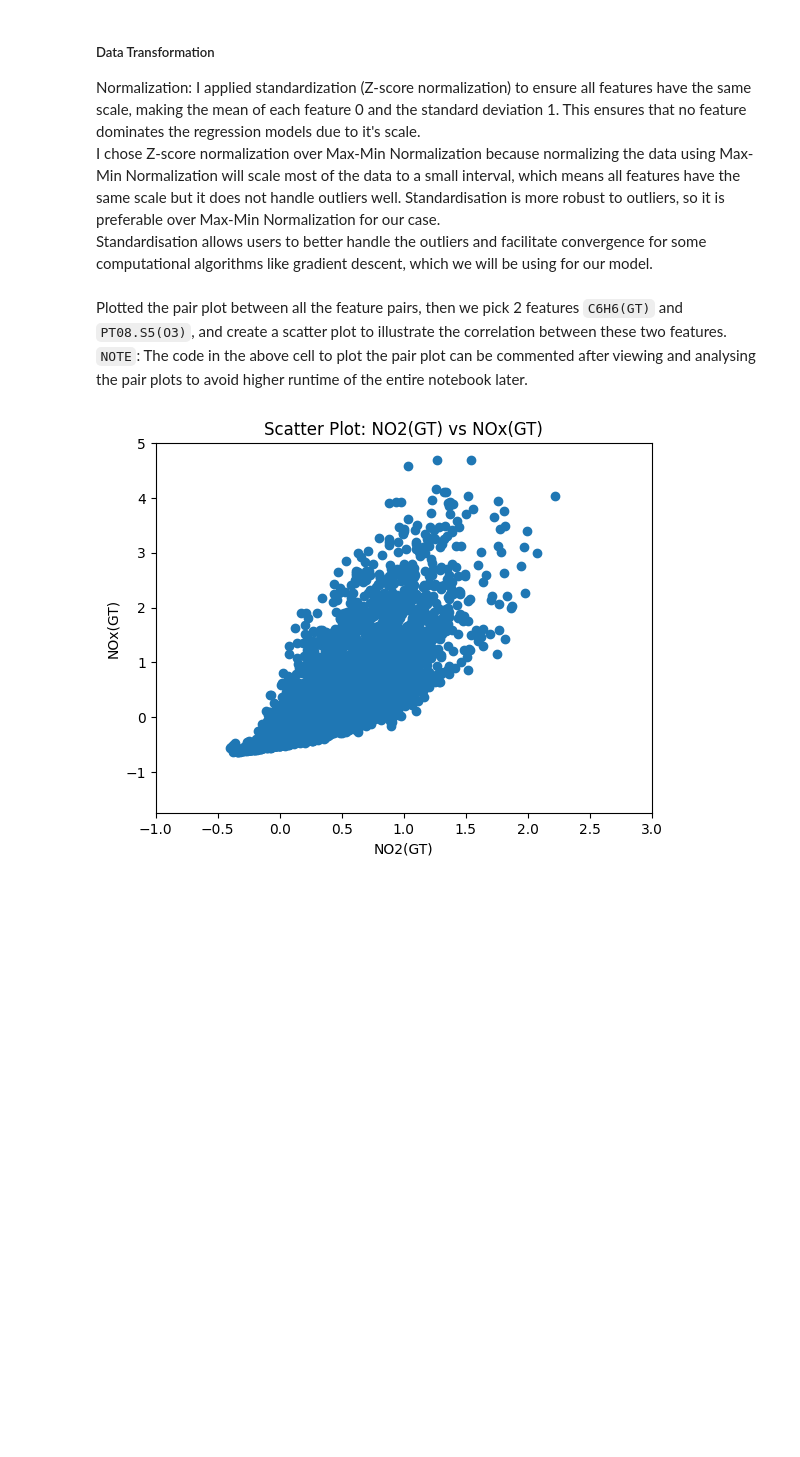
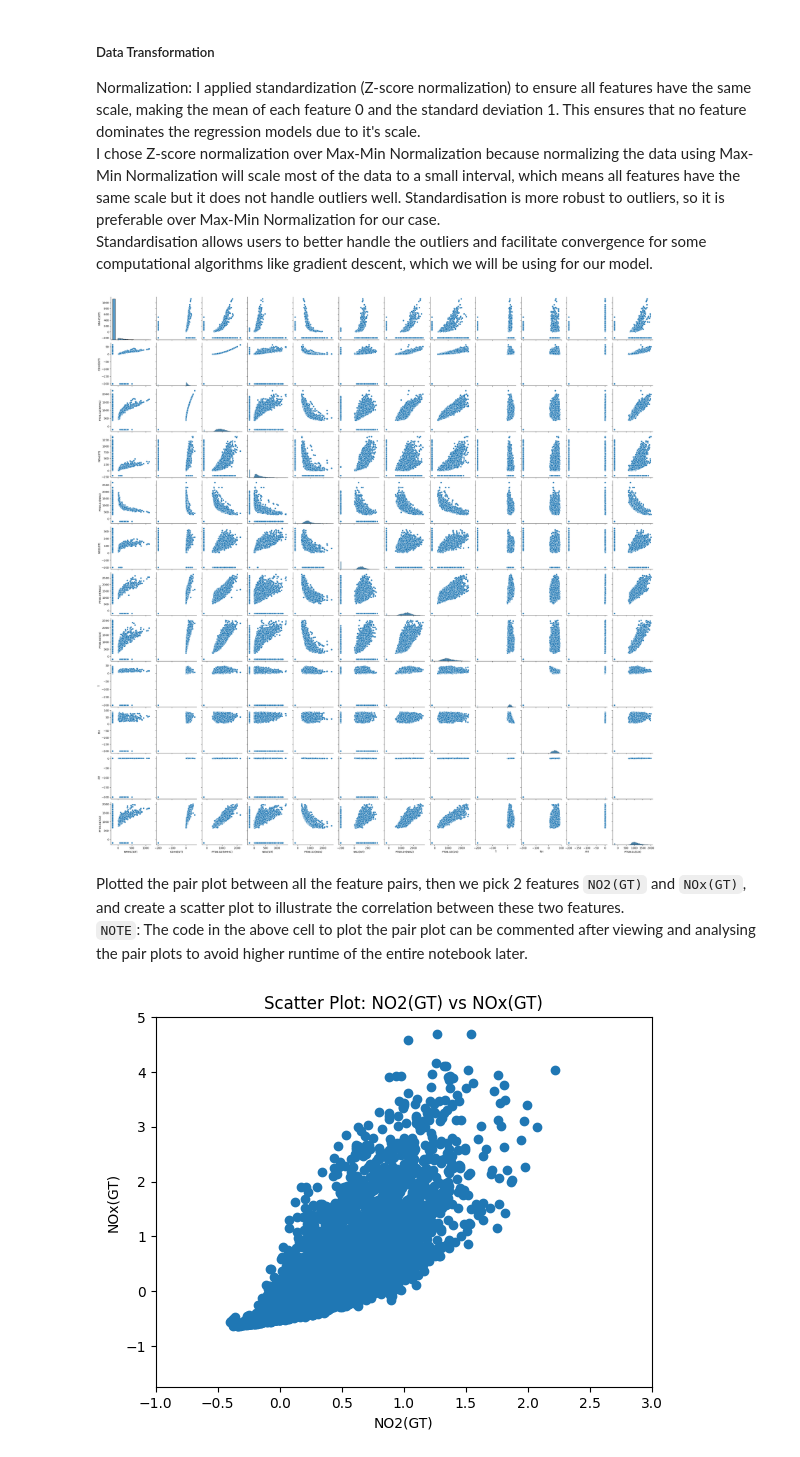
Before and after one commit to PS-41/Machine-Learning-Assignment1-Linear-Models, a Jupyter notebook: models/Prakhar_Suryavansh_HW1.ipynb, the cells around one changed output. Drawn from its saved outputs; the diff is of its cells as text; code cells hidden in the pictures; blank space fills up the shorter version.

```diff
--- a/models/Prakhar_Suryavansh_HW1.ipynb
+++ b/models/Prakhar_Suryavansh_HW1.ipynb
@@ -166,17 +179,20 @@ Normalization: I applied standardization (Z-score normalization) to ensure all f
 I chose Z-score normalization over Max-Min Normalization because normalizing the data using Max-Min Normalization will scale most of the data to a small interval, which means all features have the same scale but it does not handle outliers well. Standardisation is more robust to outliers, so it is preferable over Max-Min Normalization for our case.
 Standardisation allows users to better handle the outliers and facilitate convergence for some computational algorithms like gradient descent, which we will be using for our model.
 # %%
+# Plot the pair plot between all the variables
 import seaborn as sns
 
 df = data_train[['NMHC(GT)', 'C6H6(GT)', 'PT08.S2(NMHC)', 'NOx(GT)',
                  'PT08.S3(NOx)', 'NO2(GT)', 'PT08.S4(NO2)', 'PT08.S5(O3)',
                  'T', 'RH', 'AH', 'PT08.S1(CO)']]
 
 # Comment the two lines below to avoid higher runtime of the entire notebook
-# sns.pairplot(df)
-# plt.show()
+sns.pairplot(df)
+plt.show()
+# %% [output]
+[figure, added]
 # %% [markdown]
-Plotted the pair plot between all the feature pairs, then we pick 2 features `C6H6(GT)` and `PT08.S5(O3)`, and create a scatter plot to illustrate the correlation between these two features.
+Plotted the pair plot between all the feature pairs, then we pick 2 features `NO2(GT)` and `NOx(GT)`, and create a scatter plot to illustrate the correlation between these two features.
 `NOTE`: The code in the above cell to plot the pair plot can be commented after viewing and analysing the pair plots to avoid higher runtime of the entire notebook later.
 # %%
 # Select two features
```
Also changed, not shown: parts of 28 cells of this notebook, 1 other file.
